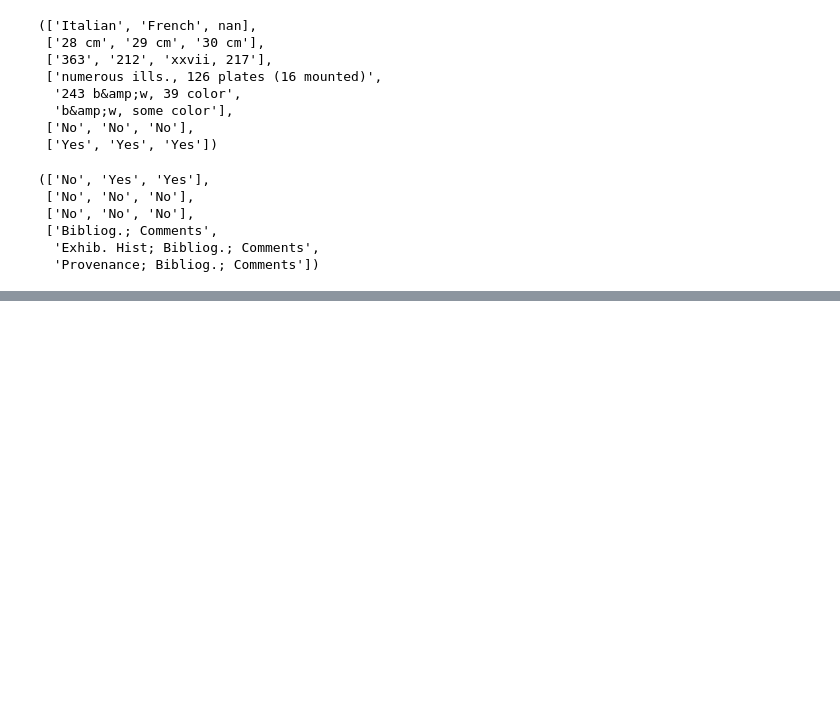
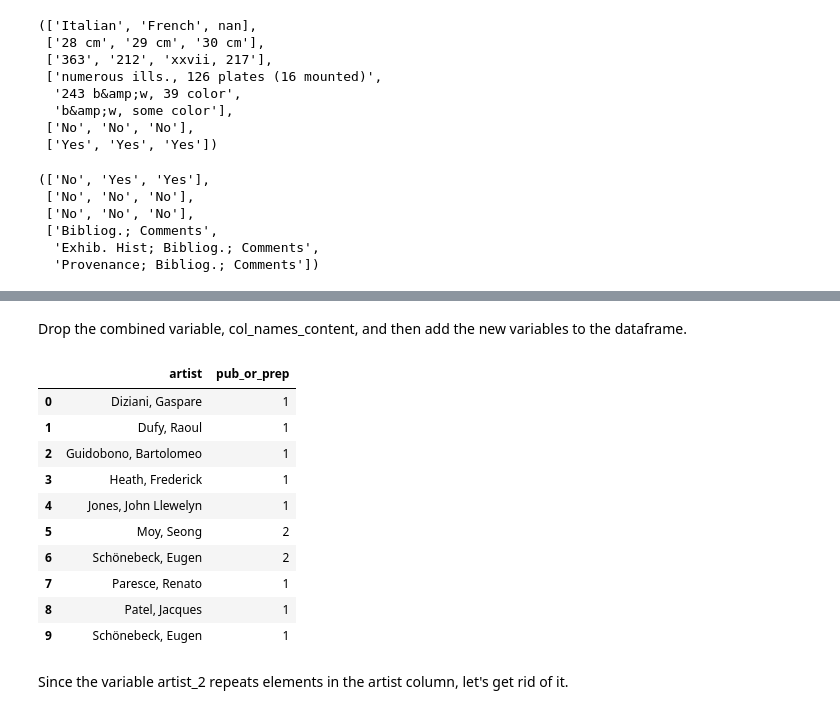
Before and after one commit to ramonprz01/art-auction, a Jupyter notebook: cleaning_part.ipynb, the cells around one changed output, grey strips where cells are left out. Saved outputs shown, nothing was run; the diff lists cells and outputs as text; code cells hidden in the pictures; blank space fills up the shorter version.

```diff
--- a/cleaning_part.ipynb
+++ b/cleaning_part.ipynb
@@ -342,0 +424,14 @@ gen_columns(series = dataset.col_names_content, name = 'Public Note:', new_list
+# %%
+# Clean the new columns
+cols_news = []
+for i in page_three.column_names: # For every list in our column
+    tempora = []
+    if i != np.nan: # Althought there are no nans in the dataset it can pay off in the future to be extra cautious
+        for s in i: # For every element in our list
+            gen = s.strip() # Clean spaces and assign a variable to it
+            tempora.append(gen) # Attach it to a temporary list
+        cols_news.append(tempora) # Attach it to our new col
+    else:
+        cols_news.append(np.nan)
+
+len(cols_news), cols_news[:3]
@@ -342,0 +456,17 @@ gen_columns(series = dataset.col_names_content, name = 'Public Note:', new_list
+# %%
+# Create your new list
+new_content = []
+
+for i in page_three.content: # loop over the variable of interest
+    tempora = [] # create a temporary list
+    if i != np.nan: # If the element is not a NaN
+        for s in i: # Select each element
+            gen = remove_html_tags(s) # Remove the tags in it
+            sus = gen.strip() # Clear any whitespace
+            tempora.append(sus) # Attach it to our new list
+        join_them = list(filter(None, tempora)) # Filter out empty lists
+        new_content.append(tempora) # Append to our final list
+    else:
+        new_content.append(np.nan)
+
+len(new_content), new_content[:3]
@@ -342,0 +527,5 @@ gen_columns(series = dataset.col_names_content, name = 'Public Note:', new_list
+# %%
+dos_clean = pd.DataFrame(list(zip(artist_three, pub_or_prep, double_list)),
+                         columns = ['artist', 'pub_or_prep', 'col_names_content'])
+
+dos_clean.head()
@@ -378,2 +634,3 @@ index[:3], exhibition_list[:3], cronology[:3], ind_entr_cont[:3]
 # %%
-df_final = dataset.copy()
+df_final = dos_clean.copy()
+df_final.head()
@@ -379,0 +644,2 @@ df_final = dataset.copy()
+# %% [markdown]
+Drop the combined variable, col_names_content, and then add the new variables to the dataframe.
@@ -379,0 +648,14 @@ df_final = dataset.copy()
+# %%
+df_final.head(10)
+# %% [output]
+|  | artist | pub_or_prep |
+| 0 | Diziani, Gaspare | 1 |
+| 1 | Dufy, Raoul | 1 |
+| 2 | Guidobono, Bartolomeo | 1 |
+| 3 | Heath, Frederick | 1 |
+| 4 | Jones, John Llewelyn | 1 |
+| 5 | Moy, Seong | 2 |
+| 6 | Schönebeck, Eugen | 2 |
+| 7 | Paresce, Renato | 1 |
+| 8 | Patel, Jacques | 1 |
+| 9 | Schönebeck, Eugen | 1 |
@@ -380 +680,3 @@ df_final = dataset.copy()
+# %% [markdown]
+Since the variable artist_2 repeats elements in the artist column, let's get rid of it.
 # %%
```
Also changed, not shown: parts of 100 cells of this notebook, 20 other files.
